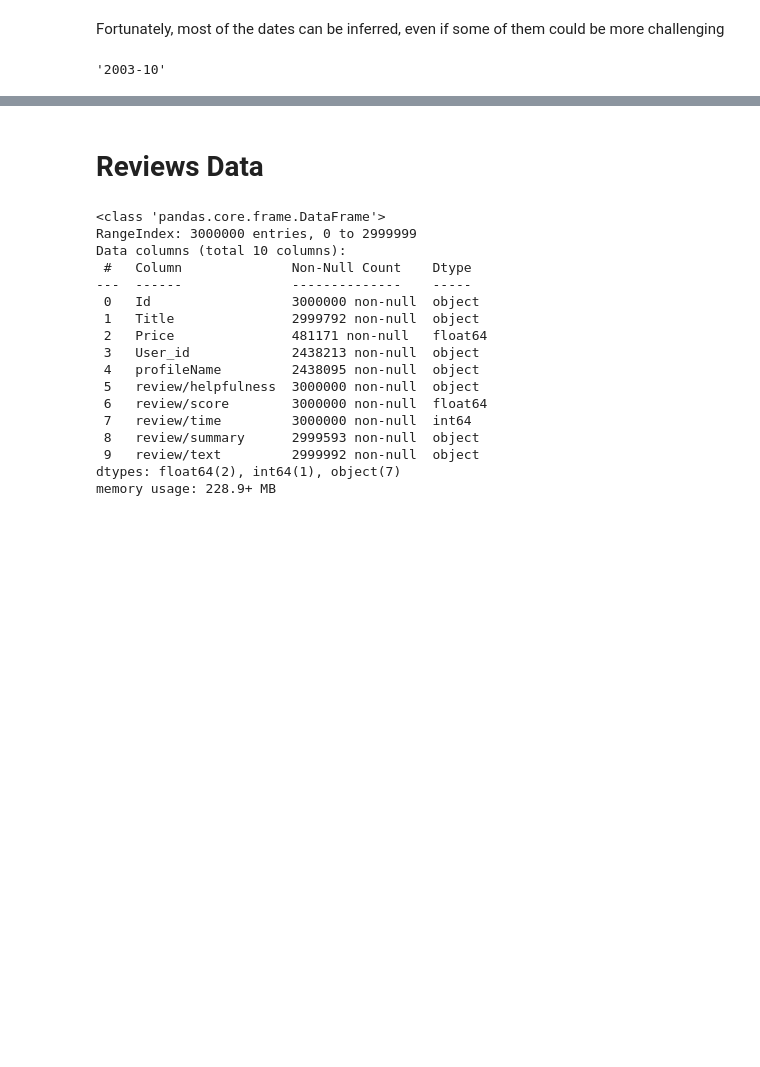
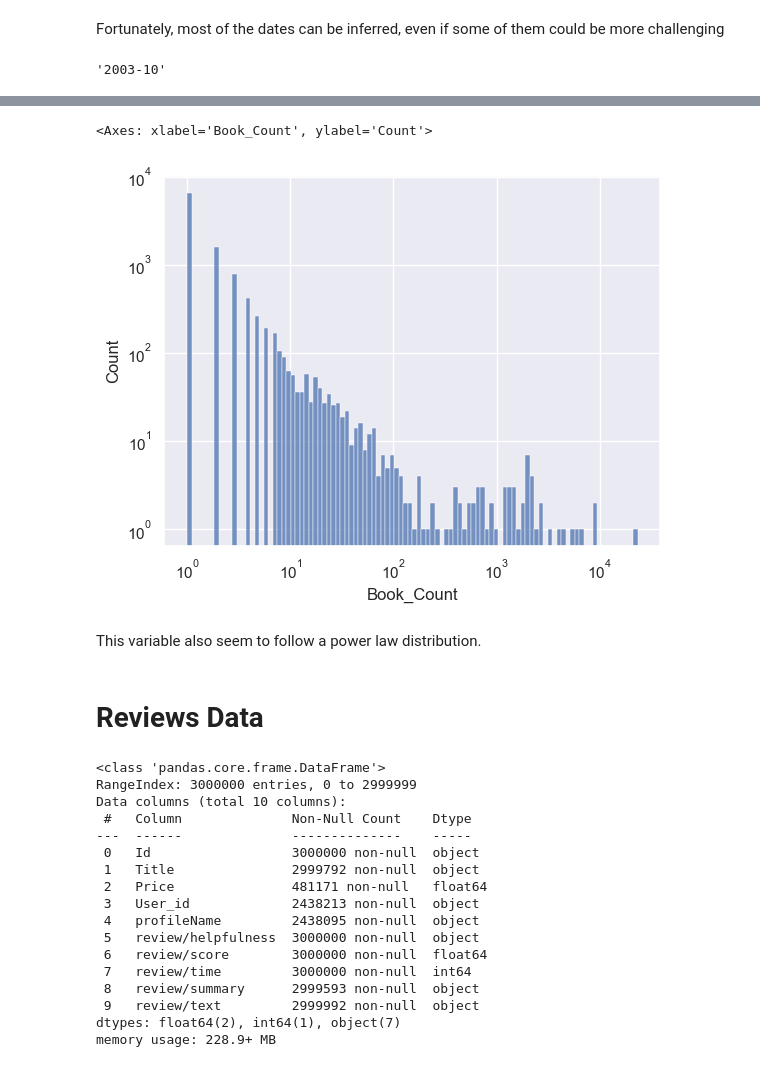
Before and after one commit to NicolasDue/book-recommender, a Jupyter notebook: notebooks/T1-First_EDA.ipynb, the cells around one changed output, grey strips where cells are left out. Saved outputs shown, nothing was run; the diff lists cells and outputs as text; code cells hidden in the pictures; blank space fills up the shorter version.

```diff
--- a/notebooks/T1-First_EDA.ipynb
+++ b/notebooks/T1-First_EDA.ipynb
@@ -207,3 +228,12 @@ OutOfBoundsDatetime: Out of bounds nanosecond timestamp: 1672, at position 1552
+# %%
+data = category_count.reset_index()
+data.columns = ['Category', 'Book_Count']
+sns.histplot(data['Book_Count'], bins=100, kde=False, log_scale=(True, True))
+# %% [output]
+<Axes: xlabel='Book_Count', ylabel='Count'>
+[figure, added]
+# %% [markdown]
+This variable also seem to follow a power law distribution.
 # %% [markdown]
 # Reviews Data
 # %%
```
Also changed, not shown: parts of 25 cells of this notebook.
